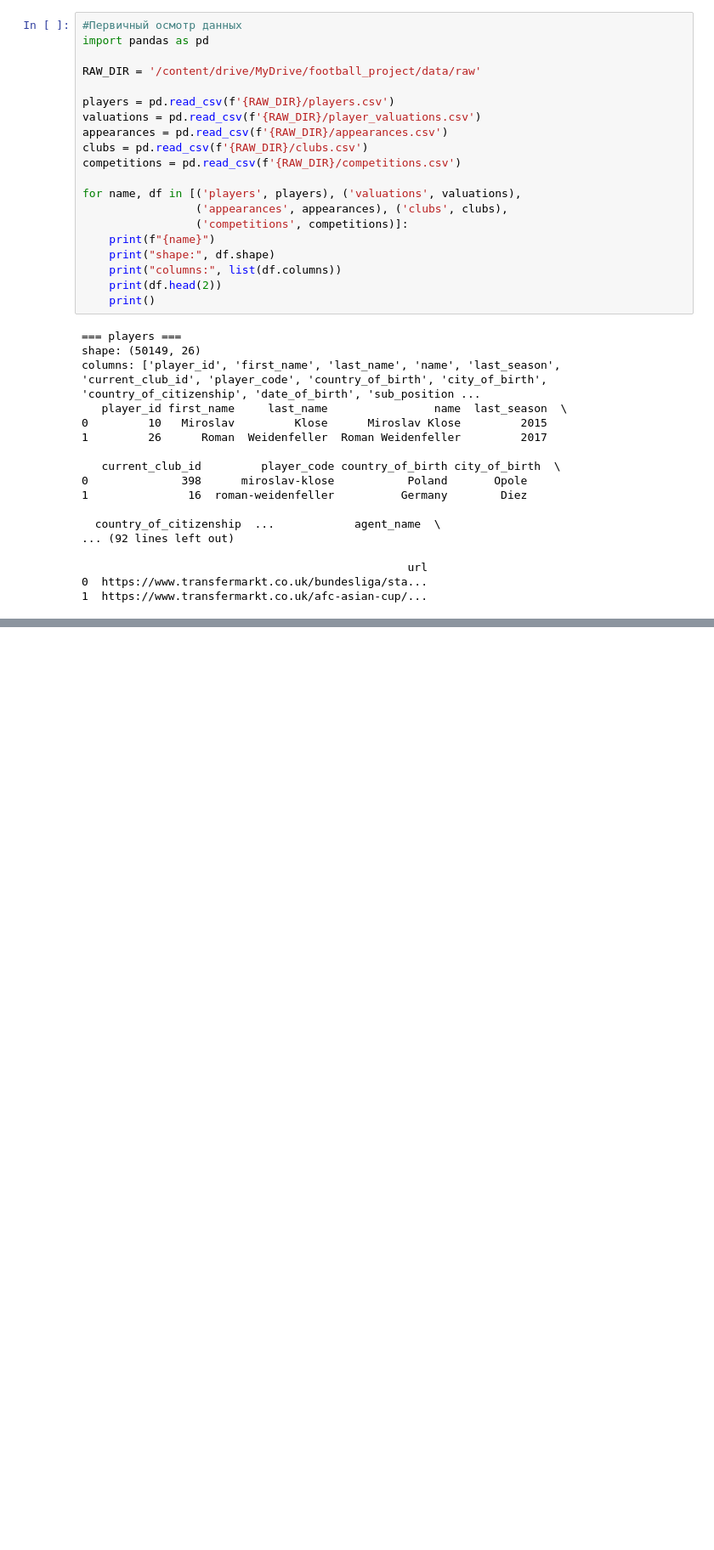
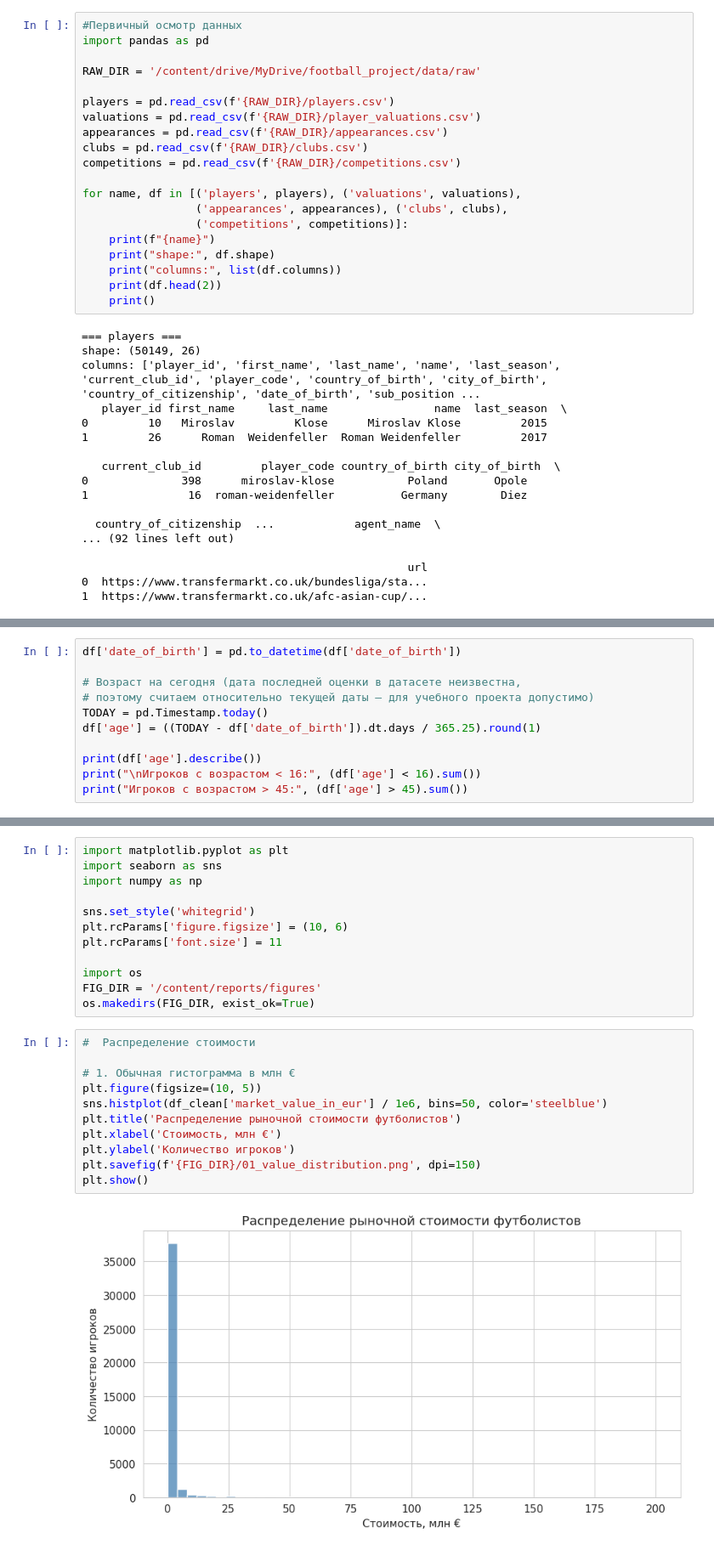
Before and after one commit to russian-cup-star/football-market-value-prediction, a Jupyter notebook: notebooks/01_eda.ipynb, the cells around one changed output, grey strips where cells are left out. Shown at 85% size. Saved outputs shown, nothing was run; the diff lists cells and outputs as text; blank space fills up the shorter version.

```diff
--- a/notebooks/01_eda.ipynb
+++ b/notebooks/01_eda.ipynb
@@ -70,0 +163,11 @@ columns: ['player_id', 'first_name', 'last_name', 'name', 'last_season', 'curren
+# %%
+df['date_of_birth'] = pd.to_datetime(df['date_of_birth'])
+
+# Возраст на сегодня (дата последней оценки в датасете неизвестна,
+# поэтому считаем относительно текущей даты — для учебного проекта допустимо)
+TODAY = pd.Timestamp.today()
+df['age'] = ((TODAY - df['date_of_birth']).dt.days / 365.25).round(1)
+
+print(df['age'].describe())
+print("\nИгроков с возрастом < 16:", (df['age'] < 16).sum())
+print("Игроков с возрастом > 45:", (df['age'] > 45).sum())
@@ -70,0 +249,25 @@ columns: ['player_id', 'first_name', 'last_name', 'name', 'last_season', 'curren
+# %%
+import matplotlib.pyplot as plt
+import seaborn as sns
+import numpy as np
+
+sns.set_style('whitegrid')
+plt.rcParams['figure.figsize'] = (10, 6)
+plt.rcParams['font.size'] = 11
+
+import os
+FIG_DIR = '/content/reports/figures'
+os.makedirs(FIG_DIR, exist_ok=True)
+# %%
+#  Распределение стоимости
+
+# 1. Обычная гистограмма в млн €
+plt.figure(figsize=(10, 5))
+sns.histplot(df_clean['market_value_in_eur'] / 1e6, bins=50, color='steelblue')
+plt.title('Распределение рыночной стоимости футболистов')
+plt.xlabel('Стоимость, млн €')
+plt.ylabel('Количество игроков')
+plt.savefig(f'{FIG_DIR}/01_value_distribution.png', dpi=150)
+plt.show()
+# %% [output]
+[figure, added]
```
Also changed, not shown: parts of 26 cells of this notebook.
